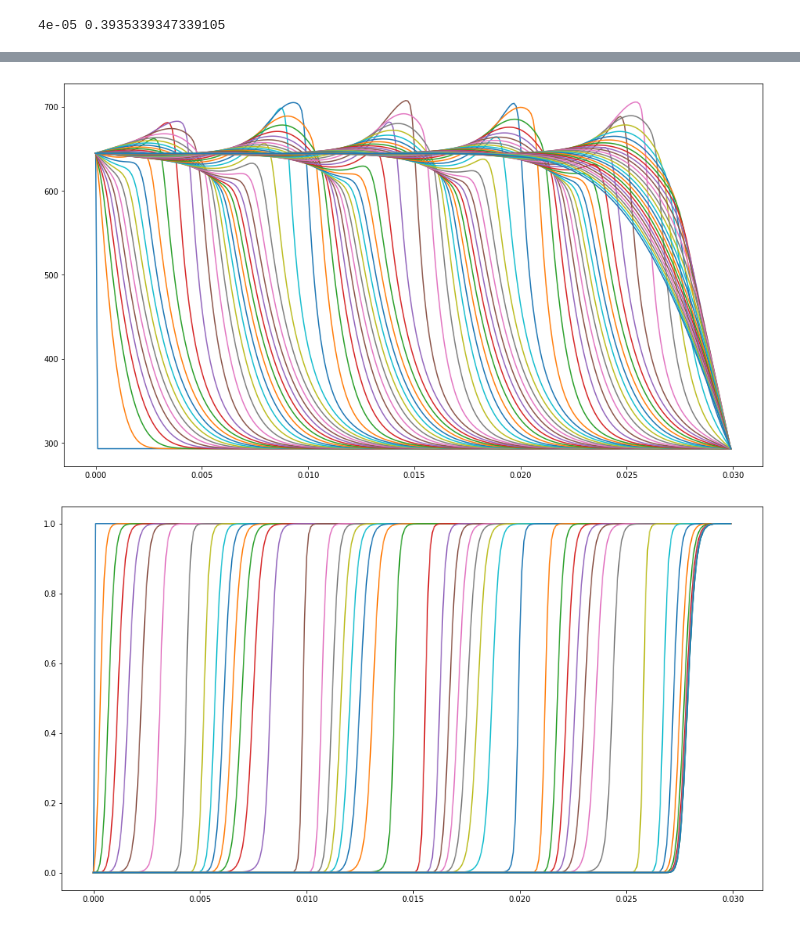
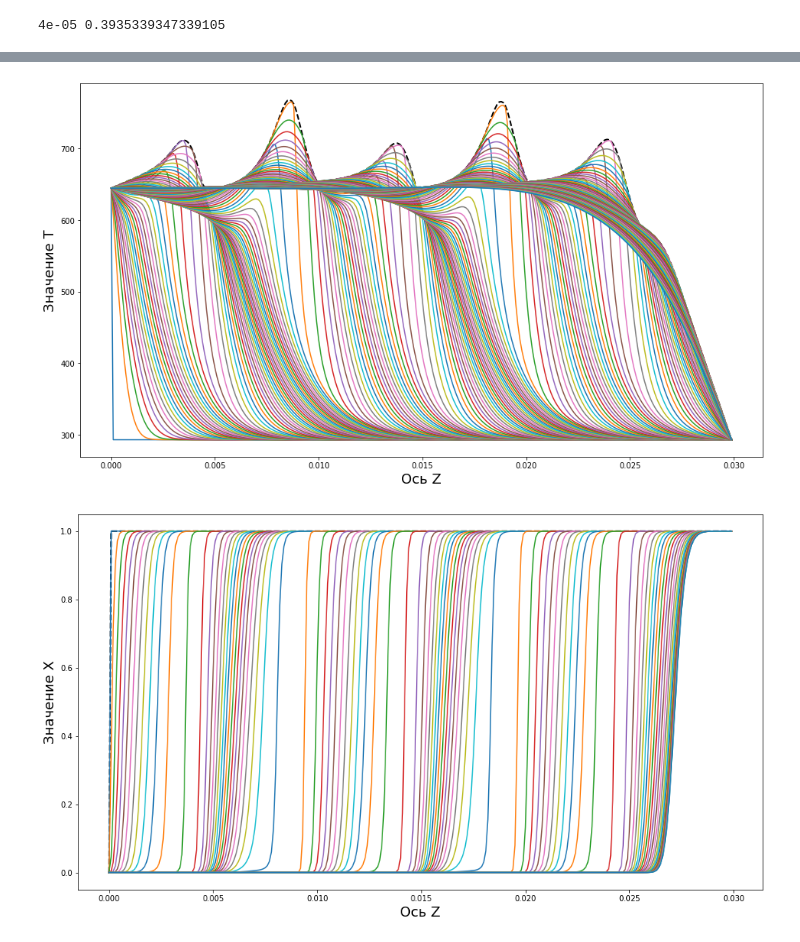
Before and after one commit to KokorinIlya/computational_methods, a Jupyter notebook: Coursework/main.ipynb, the cells around one changed output, grey strips where cells are left out. Drawn from its saved outputs; the diff is of its cells as text; code cells hidden in the pictures.

```diff
--- a/Coursework/main.ipynb
+++ b/Coursework/main.ipynb
@@ -19,9 +19,9 @@ def solve_linear(a, b, c, d):
         xc[il] = (dc[il] - cc[il] * xc[il + 1]) / bc[il]
     return xc
 # %%
-K = 1.6e6
-E = 8e4
-alpha = 1.0 # непонятно
+K = 4.6e6
+E = 8.5e4
+alpha = 1
 Q = 7e5
 ro = 830
 C = 1990
@@ -38,6 +38,16 @@ delta_h = kappa / U
 delta_r = beta * delta_h
 delta_d = D / U
 Le = delta_d / delta_h
+
+# Регулярный режим
+# D = 8e-8
+# K = 1.6e6
+# E = 8e4
+
+# Двухпериодический режим
+# D = 8e-12
+# K = 4.6e6
+# E = 8.5e4
 # %%
 print(Le)
 # %% [output]
@@ -180,7 +190,12 @@ build_gif(Xs, 'X')
 # %%
-def show_series(Ys, step):
+def show_series(Ys, step, name):
     zs = np.arange(a, b, dz)
     plt.subplots(figsize=(16,9))
+    bound_Ys = np.apply_along_axis(np.amax, 0, np.array(Ys))
+    plt.plot(zs, bound_Ys, linestyle='--', color='black', linewidth=2.0)
     for i in range(0, len(Ys), step):
         plt.plot(zs, Ys[i])
+    plt.xlabel('Ось Z', fontsize=18)
+    plt.ylabel('Значение ' + name, fontsize=18)
+    plt.savefig(name + '_series.png')
     plt.show()
@@ -187,8 +219,8 @@ def show_series(Ys, step):
 # %%
-show_series(Ts, 100)
+show_series(Ts, 50, 'T')
 # %% [output]
-[figure, old version]
+[figure, new version]
 # %%
-show_series(Xs, 200)
+show_series(Xs, 100, 'X')
 # %% [output]
-[figure, old version]
+[figure, new version]
```
Also changed, not shown: parts of 5 cells of this notebook, 5 other files.
